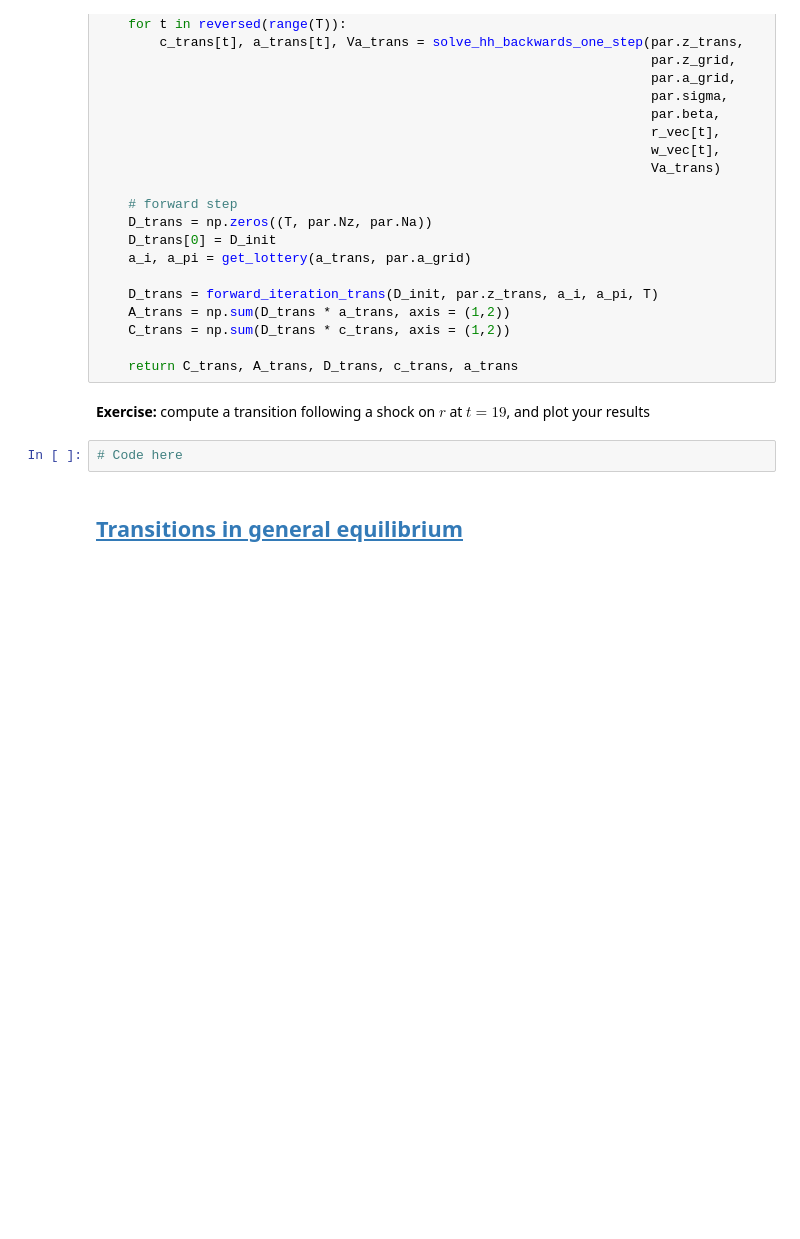
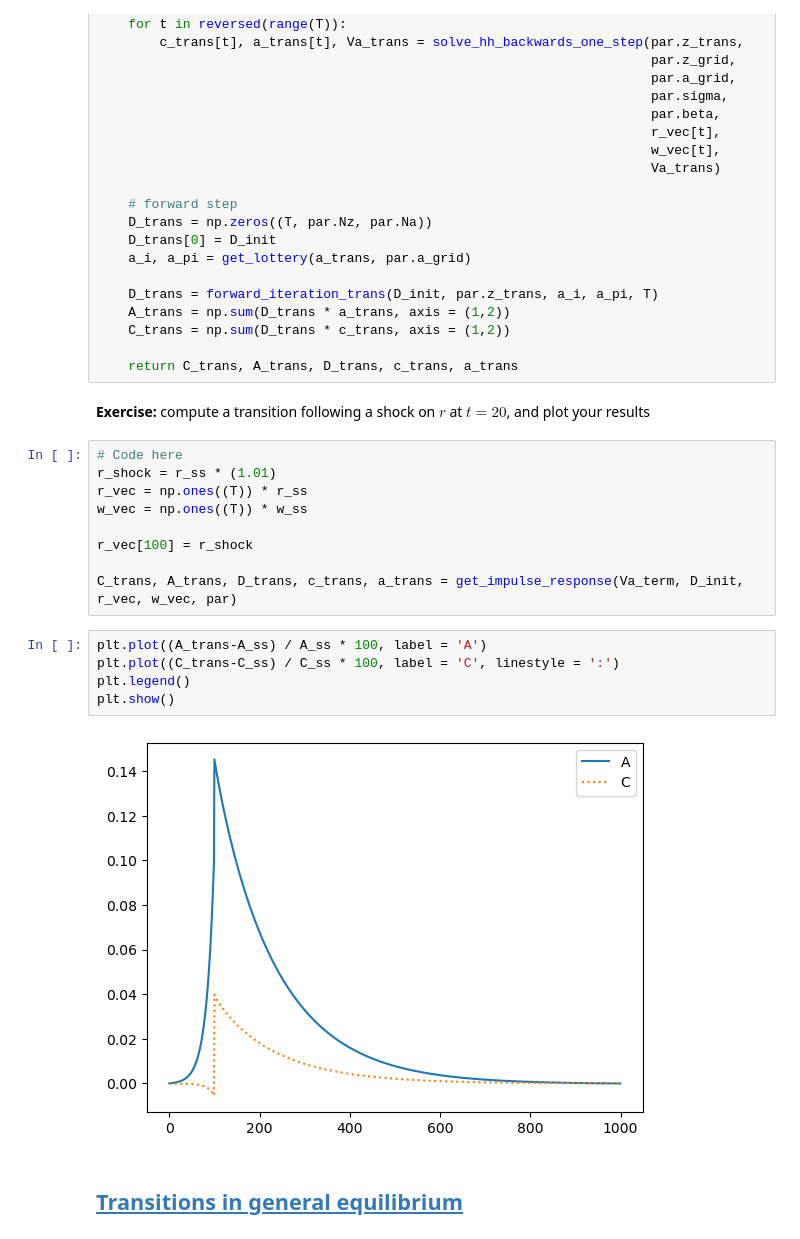
Before and after one commit to NumEconCopenhagen/AdvMacroHet, a Jupyter notebook: 05-06-Transition-Path/HANC-example/Transition-Manually.ipynb, the cells around one changed output. Saved outputs shown, nothing was run; the diff lists cells and outputs as text; blank space fills up the shorter version.

Commit message:
Updated slides transition

```diff
--- a/05-06-Transition-Path/HANC-example/Transition-Manually.ipynb
+++ b/05-06-Transition-Path/HANC-example/Transition-Manually.ipynb
@@ -325,9 +349,23 @@ def get_impulse_response(Va_term, D_init, r_vec, w_vec, par):
 
     return C_trans, A_trans, D_trans, c_trans, a_trans
 # %% [markdown]
-**Exercise:** compute a transition following a shock on $r$ at $t=19$, and plot your results
+**Exercise:** compute a transition following a shock on $r$ at $t=20$, and plot your results
 # %%
 # Code here
+r_shock = r_ss * (1.01)
+r_vec = np.ones((T)) * r_ss
+w_vec = np.ones((T)) * w_ss
+
+r_vec[100] = r_shock
+
+C_trans, A_trans, D_trans, c_trans, a_trans = get_impulse_response(Va_term, D_init, r_vec, w_vec, par)
+# %%
+plt.plot((A_trans-A_ss) / A_ss * 100, label = 'A')
+plt.plot((C_trans-C_ss) / C_ss * 100, label = 'C', linestyle = ':')
+plt.legend()
+plt.show()
+# %% [output]
+[figure, added]
 # %% [markdown]
 ## <a id='toc1_3_'></a>[Transitions in general equilibrium](#toc0_)
 # %% [markdown]
```
Also changed, not shown: parts of 13 cells of this notebook, 5 other files.
